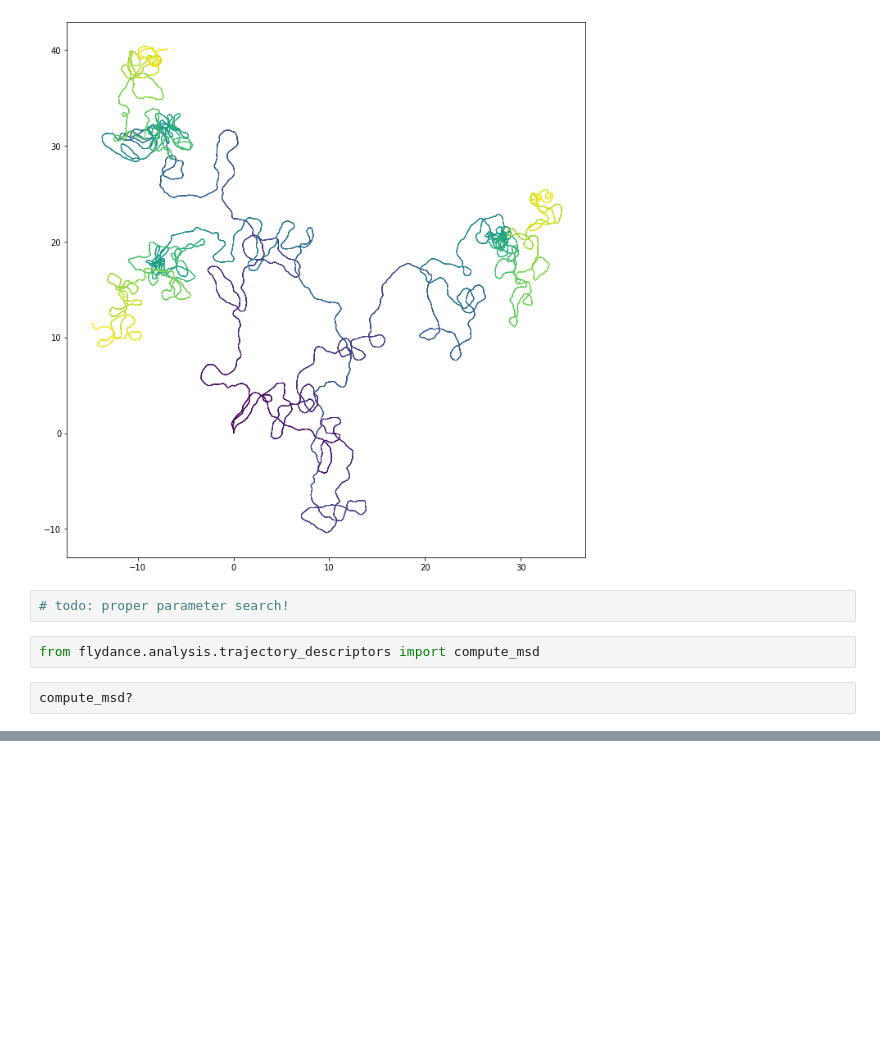
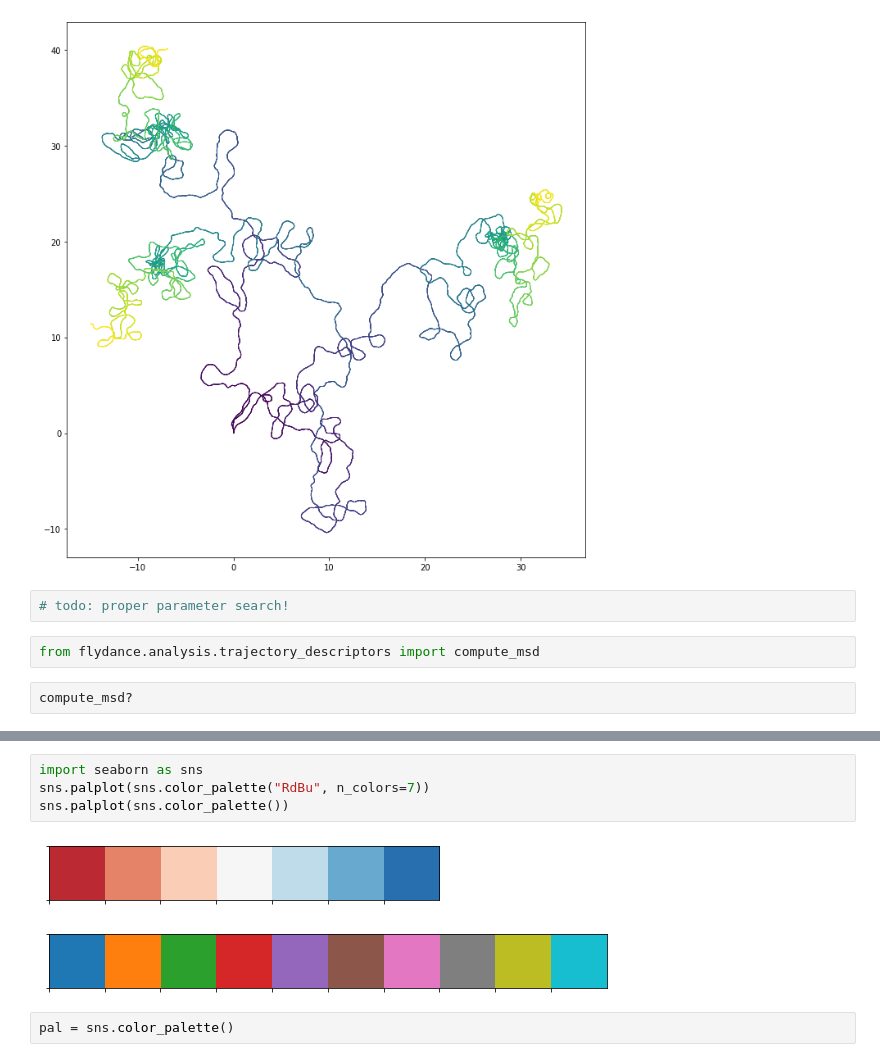
Before and after one commit to kukasyachka/path-integration, a Jupyter notebook: generated_trajs.ipynb, the cells around one changed output, grey strips where cells are left out. Saved outputs shown, nothing was run; the diff lists cells and outputs as text; blank space fills up the shorter version.

```diff
--- a/generated_trajs.ipynb
+++ b/generated_trajs.ipynb
@@ -381,0 +399,9 @@ for fname in files_long[7:8]:
+# %%
+import seaborn as sns
+sns.palplot(sns.color_palette("RdBu", n_colors=7))
+sns.palplot(sns.color_palette())
+# %% [output]
+[figure, added]
+[figure, added]
+# %%
+pal = sns.color_palette()
```
Also changed, not shown: parts of 20 cells of this notebook, 2 other files.
